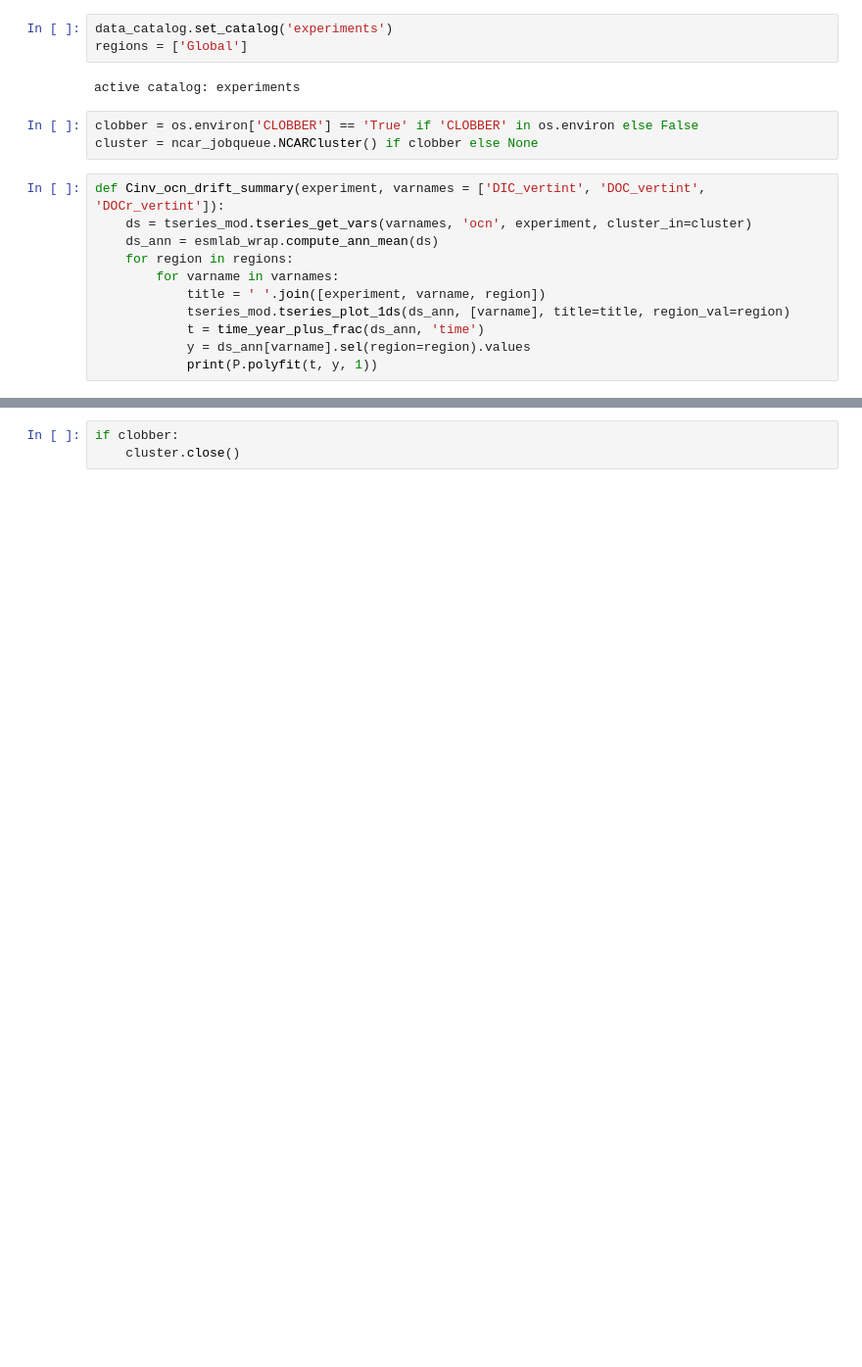
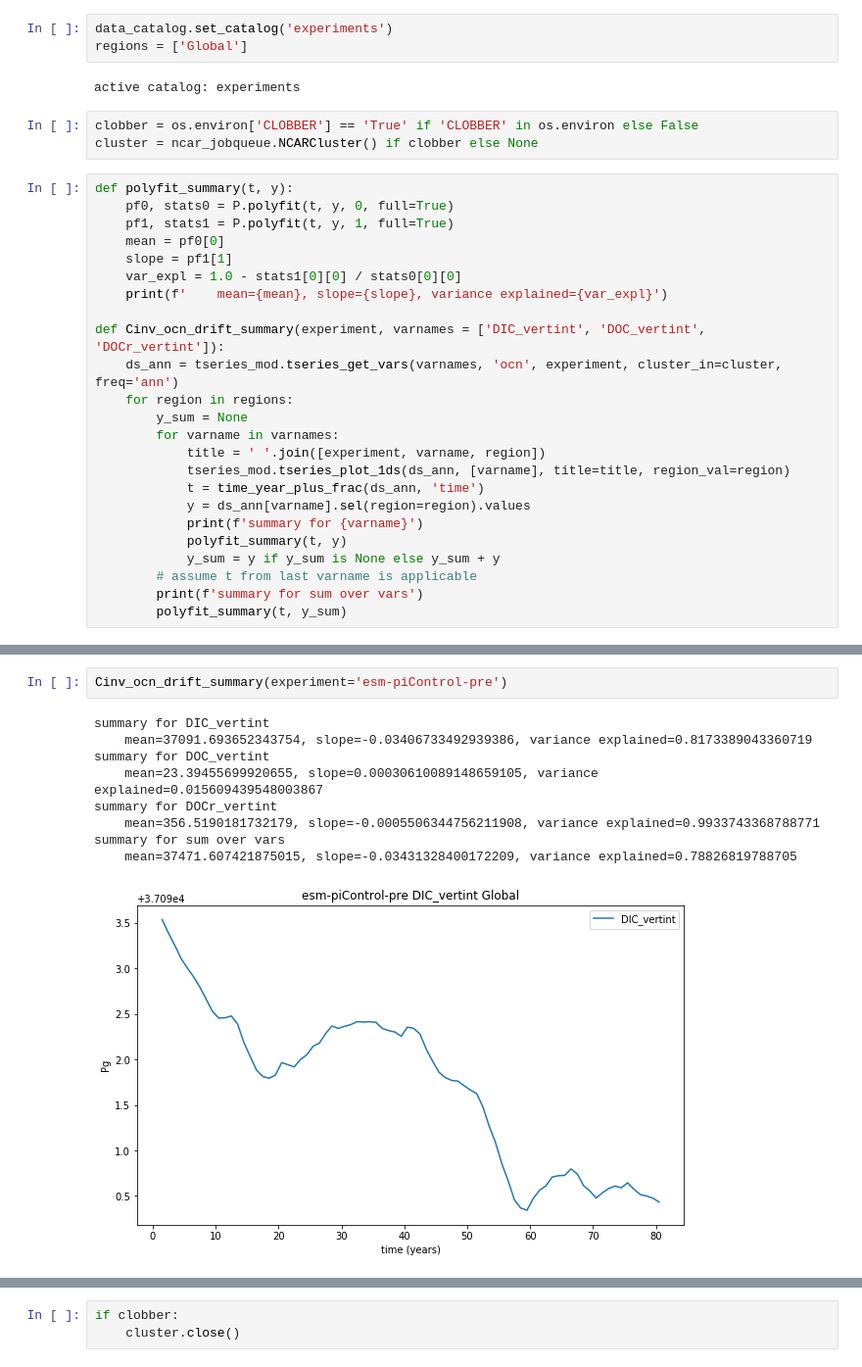
Before and after one commit to klindsay28/CESM2_coup_carb_cycle_JAMES, a Jupyter notebook: Cinv_ocn_drift.ipynb, the cells around one changed output, grey strips where cells are left out. Shown: that part at 98% size. Saved outputs shown, nothing was run; the diff lists cells and outputs as text; blank space fills up the shorter version.

```diff
--- a/Cinv_ocn_drift.ipynb
+++ b/Cinv_ocn_drift.ipynb
@@ -19,16 +18,29 @@ active catalog: experiments
 clobber = os.environ['CLOBBER'] == 'True' if 'CLOBBER' in os.environ else False
 cluster = ncar_jobqueue.NCARCluster() if clobber else None
 # %%
+def polyfit_summary(t, y):
+    pf0, stats0 = P.polyfit(t, y, 0, full=True)
+    pf1, stats1 = P.polyfit(t, y, 1, full=True)
+    mean = pf0[0]
+    slope = pf1[1]
+    var_expl = 1.0 - stats1[0][0] / stats0[0][0]
+    print(f'    mean={mean}, slope={slope}, variance explained={var_expl}')
+
 def Cinv_ocn_drift_summary(experiment, varnames = ['DIC_vertint', 'DOC_vertint', 'DOCr_vertint']):
-    ds = tseries_mod.tseries_get_vars(varnames, 'ocn', experiment, cluster_in=cluster)
-    ds_ann = esmlab_wrap.compute_ann_mean(ds)
+    ds_ann = tseries_mod.tseries_get_vars(varnames, 'ocn', experiment, cluster_in=cluster, freq='ann')
     for region in regions:
+        y_sum = None
         for varname in varnames:
             title = ' '.join([experiment, varname, region])
             tseries_mod.tseries_plot_1ds(ds_ann, [varname], title=title, region_val=region)
             t = time_year_plus_frac(ds_ann, 'time')
             y = ds_ann[varname].sel(region=region).values
-            print(P.polyfit(t, y, 1))
+            print(f'summary for {varname}')
+            polyfit_summary(t, y)
+            y_sum = y if y_sum is None else y_sum + y
+        # assume t from last varname is applicable
+        print(f'summary for sum over vars')
+        polyfit_summary(t, y_sum)
 # %%
 Cinv_ocn_drift_summary(experiment='piControl')
 # %% [output]
@@ -47,3 +69,15 @@ Cinv_ocn_drift_summary(experiment='piControl-waccm')
 [figure]
 [figure]
 [figure]
+# %%
+Cinv_ocn_drift_summary(experiment='esm-piControl-pre')
+# %% [output]
+summary for DIC_vertint
+    mean=37091.693652343754, slope=-0.03406733492939386, variance explained=0.8173389043360719
+summary for DOC_vertint
+    mean=23.39455699920655, slope=0.00030610089148659105, variance explained=0.015609439548003867
+summary for DOCr_vertint
+    mean=356.5190181732179, slope=-0.0005506344756211908, variance explained=0.9933743368788771
+summary for sum over vars
+    mean=37471.607421875015, slope=-0.03431328400172209, variance explained=0.78826819788705
+[figure, added]
```
Also changed, not shown: parts of 7 cells of this notebook, 14 other files.
